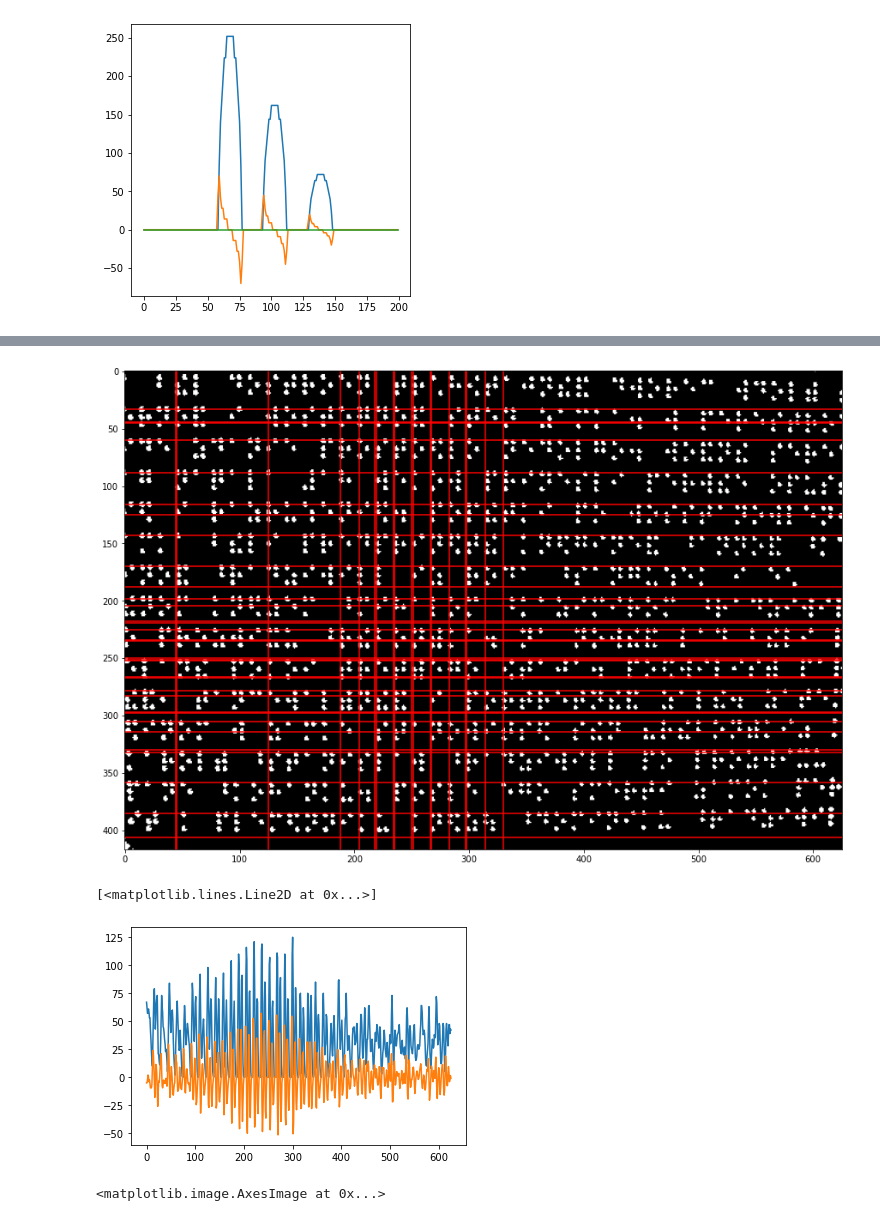
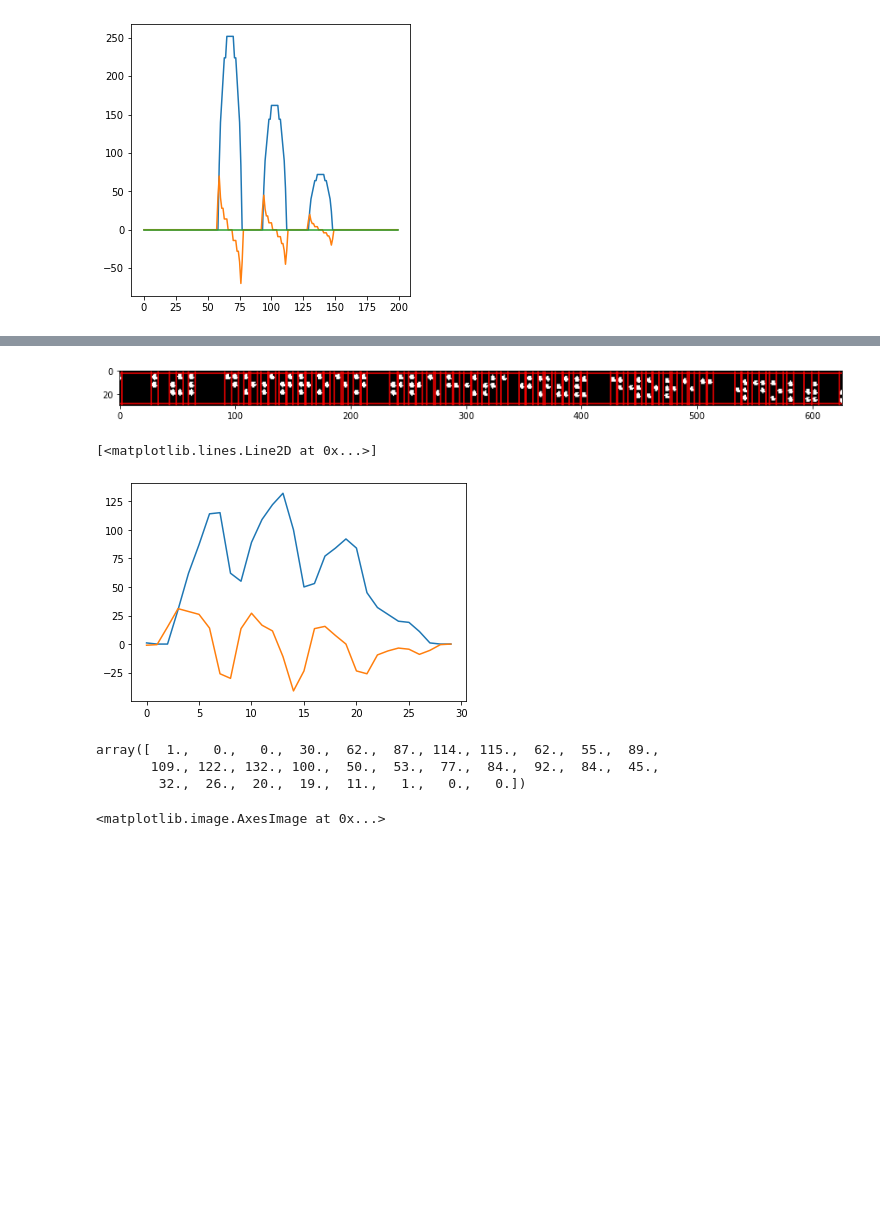
Before and after one commit to code-coffee-ufcg/braillingo-backend, a Jupyter notebook: obr/histogram_analysis.ipynb, the cells around one changed output, grey strips where cells are left out. Drawn from its saved outputs; the diff is of its cells as text; code cells hidden in the pictures; blank space fills up the shorter version.

```diff
--- a/obr/histogram_analysis.ipynb
+++ b/obr/histogram_analysis.ipynb
@@ -206,7 +178,7 @@ count = -1
 xcords = list()
 for i in range(0, len(hist_x)):
     count += 1
-    if (np.abs(delimiter(np.gradient(hist_x)))[i] == 1):
+    if (delimiter(degree_histogram(hist_x))[i] == 1):
         xcords.append(count)
 
 x = np.arange(0,len(hist_x))
@@ -223,7 +195,7 @@ count = -1
 ycords = list()
 for i in range(0, len(hist_y)):
     count += 1
-    if (np.abs(delimiter(np.gradient(hist_y)))[i] == 1):
+    if (delimiter(degree_histogram(hist_y))[i] == 1):
         ycords.append(count)
 
 x = np.arange(0,len(hist_y))
@@ -244,7 +216,7 @@ count = -1
 xcords = list()
 for i in range(0, len(hist_x)):
     count += 1
-    if (np.abs(delimiter(np.gradient(hist_x)))[i] == 1):
+    if (delimiter(degree_histogram(hist_x))[i] == 1):
         xcords.append(count)
 
 x = np.arange(0,len(hist_x))
@@ -255,7 +227,7 @@ count = -1
 ycords = list()
 for i in range(0, len(hist_y)):
     count += 1
-    if (np.abs(delimiter(np.gradient(hist_y)))[i] == 1):
+    if (delimiter(degree_histogram(hist_y))[i] == 1):
         ycords.append(count)
 
 x = np.arange(0,len(hist_y))
@@ -266,7 +238,7 @@ for yc in ycords:
 # %%
 img2 = cv2.imread('imagens/placa-braille-com-inscricoes.jpg',0)
 _ , img_bin2 = cv2.threshold(img2, 50, 255, cv2.THRESH_BINARY)
-img_bin2 = (~img_bin2)/255.
+img_bin2 = (~img_bin2[0:30,:])/255.
 plt.figure(figsize=(15,15))
 plt.imshow(img_bin2, cmap='gray')
 # %% [output]
@@ -275,42 +247,50 @@ plt.imshow(img_bin2, cmap='gray')
 # %%
 hist_x = make_histogram_x(img_bin2)
 hist_y = make_histogram_y(img_bin2)
 
 plt.figure(figsize=(15,15))
 plt.imshow(img_bin2, cmap = 'gray')
 
 count = -1
 xcords = list()
 for i in range(0, len(hist_x)):
     count += 1
-    if (np.abs(delimiter(np.gradient(hist_x)))[i] == 1):
+    if (delimiter(degree_histogram(hist_x))[i] == 1):
         xcords.append(count)
 
 x = np.arange(0,len(hist_x))
 for xc in xcords:
     plt.axvline(xc, color='red')
-    plt.axhline(xc, color='red')
 
 count = -1
 ycords = list()
 for i in range(0, len(hist_y)):
     count += 1
-    if (np.abs(delimiter(np.gradient(hist_y)))[i] == 1):
+    if (delimiter(degree_histogram(hist_y))[i] == 1):
         ycords.append(count)
 
 x = np.arange(0,len(hist_y))
 for yc in ycords:
     plt.axhline(yc, color='red')
 # %% [output]
-[figure, old version]
+[figure, new version]
 # %%
-x = np.arange(0, len(hist_x))
+hist_x = make_histogram_x(img_bin2)
+hist_y = make_histogram_y(img_bin2)
+x = np.arange(0, len(hist_y))
 
-plt.plot(x, hist_x)
-plt.plot(x, np.gradient(hist_x))
+plt.plot(x, hist_y)
+plt.plot(x, np.gradient(hist_y))
+#plt.xlim([0,50])
 # %% [output]
 [<matplotlib.lines.Line2D at 0x...>]
-[figure, old version]
+[figure, new version]
+# %%
+hist_y
+# %% [output]
+array([  1.,   0.,   0.,  30.,  62.,  87., 114., 115.,  62.,  55.,  89.,
+       109., 122., 132., 100.,  50.,  53.,  77.,  84.,  92.,  84.,  45.,
+        32.,  26.,  20.,  19.,  11.,   1.,   0.,   0.])
 # %%
 img3 = cv2.imread('imagens/placa-braille-com-inscricoes-duaslinha.jpg',0)
 _ , img_bin3 = cv2.threshold(img3, 50, 255, cv2.THRESH_BINARY)
```
Also changed, not shown: parts of 12 cells of this notebook, 2 other files.
